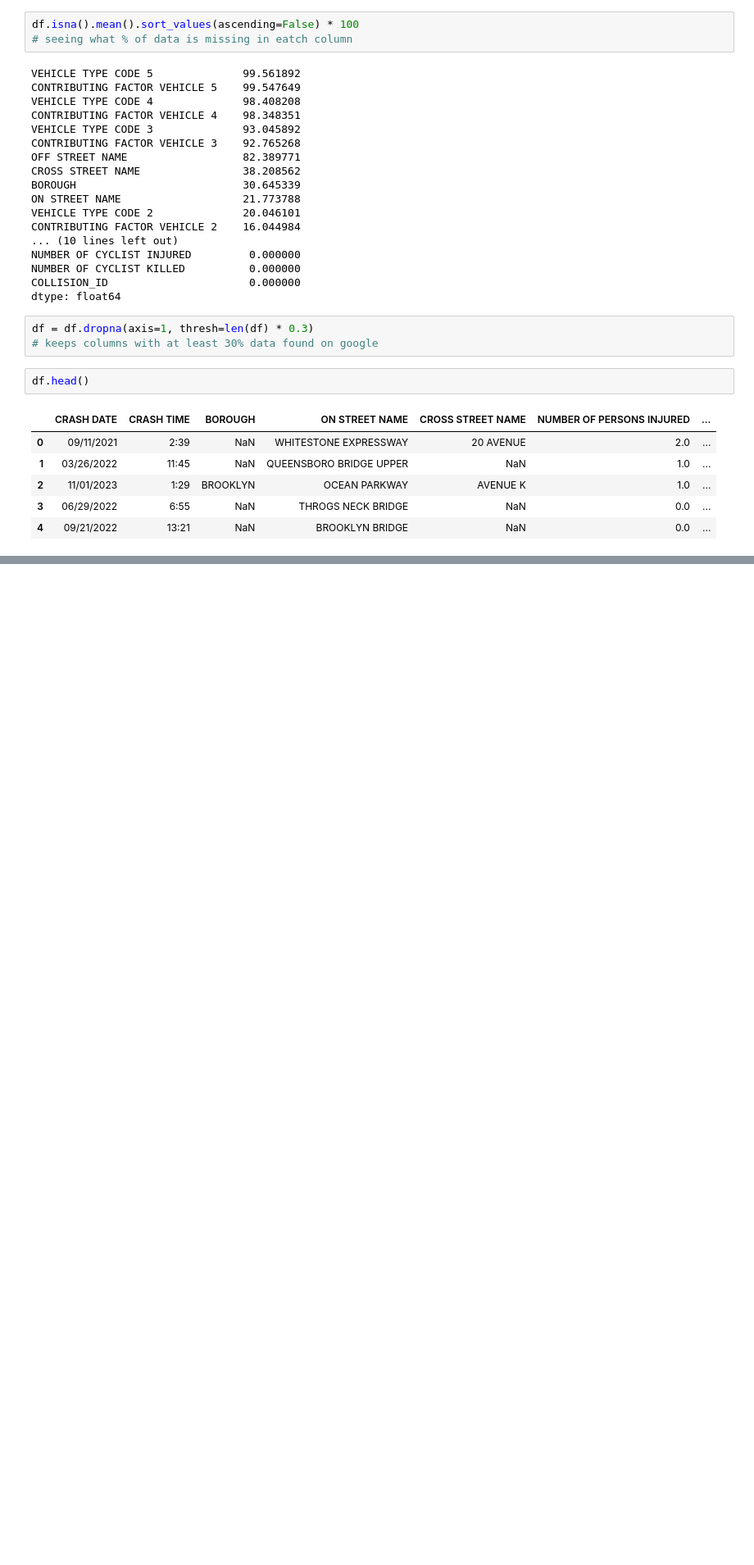
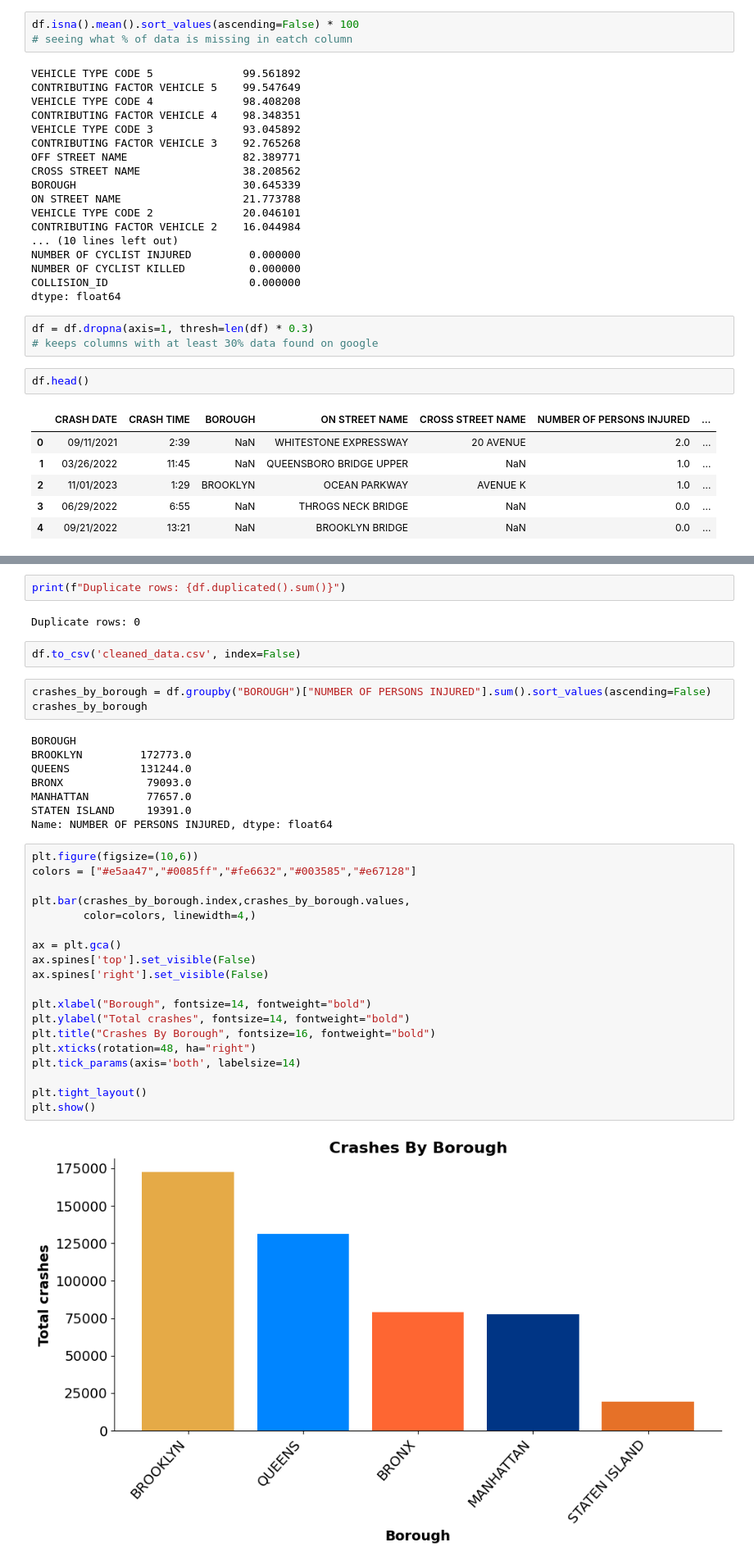
Before and after one commit to LJ-Johnson/Motor_Vehicle_Collisions_Dataset, a Jupyter notebook: notebook/Motor_Vehicle_collisions.ipynb, the cells around one changed output, grey strips where cells are left out. Shown at 82% size. Cells and saved outputs as stored; diff of their text form; blank space fills up the shorter version.

Commit message:
Added Bar , Histo , and pie charts

```diff
--- a/notebook/Motor_Vehicle_collisions.ipynb
+++ b/notebook/Motor_Vehicle_collisions.ipynb
@@ -167,0 +90,38 @@ df.head()
+# %%
+print(f"Duplicate rows: {df.duplicated().sum()}")
+# %% [output]
+Duplicate rows: 0
+# %%
+df.to_csv('cleaned_data.csv', index=False)
+# %%
+crashes_by_borough = df.groupby("BOROUGH")["NUMBER OF PERSONS INJURED"].sum().sort_values(ascending=False)
+crashes_by_borough
+# %% [output]
+BOROUGH
+BROOKLYN         172773.0
+QUEENS           131244.0
+BRONX             79093.0
+MANHATTAN         77657.0
+STATEN ISLAND     19391.0
+Name: NUMBER OF PERSONS INJURED, dtype: float64
+# %%
+plt.figure(figsize=(10,6))
+colors = ["#e5aa47","#0085ff","#fe6632","#003585","#e67128"]
+
+plt.bar(crashes_by_borough.index,crashes_by_borough.values,
+        color=colors, linewidth=4,)
+
+ax = plt.gca()
+ax.spines['top'].set_visible(False)
+ax.spines['right'].set_visible(False)
+
+plt.xlabel("Borough", fontsize=14, fontweight="bold")
+plt.ylabel("Total crashes", fontsize=14, fontweight="bold")
+plt.title("Crashes By Borough", fontsize=16, fontweight="bold")
+plt.xticks(rotation=48, ha="right")
+plt.tick_params(axis='both', labelsize=14)
+
+plt.tight_layout()
+plt.show()
+# %% [output]
+[figure, added]
```
Also changed, not shown: parts of 14 cells of this notebook.
